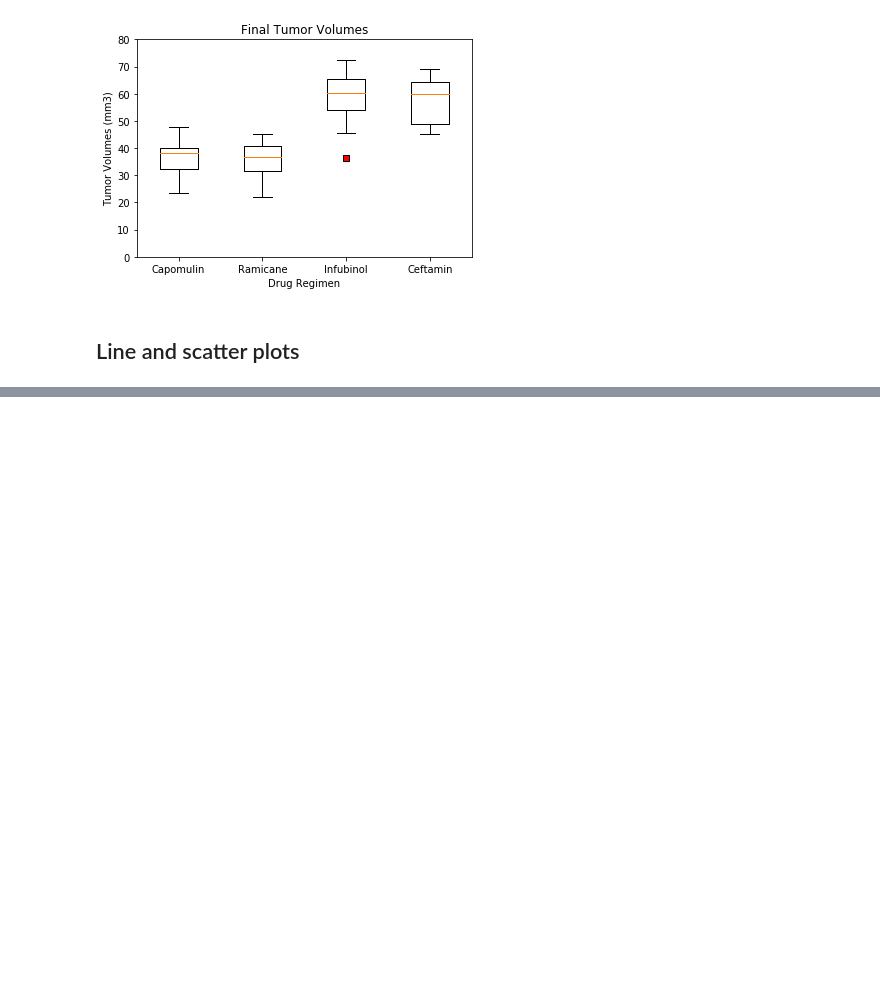
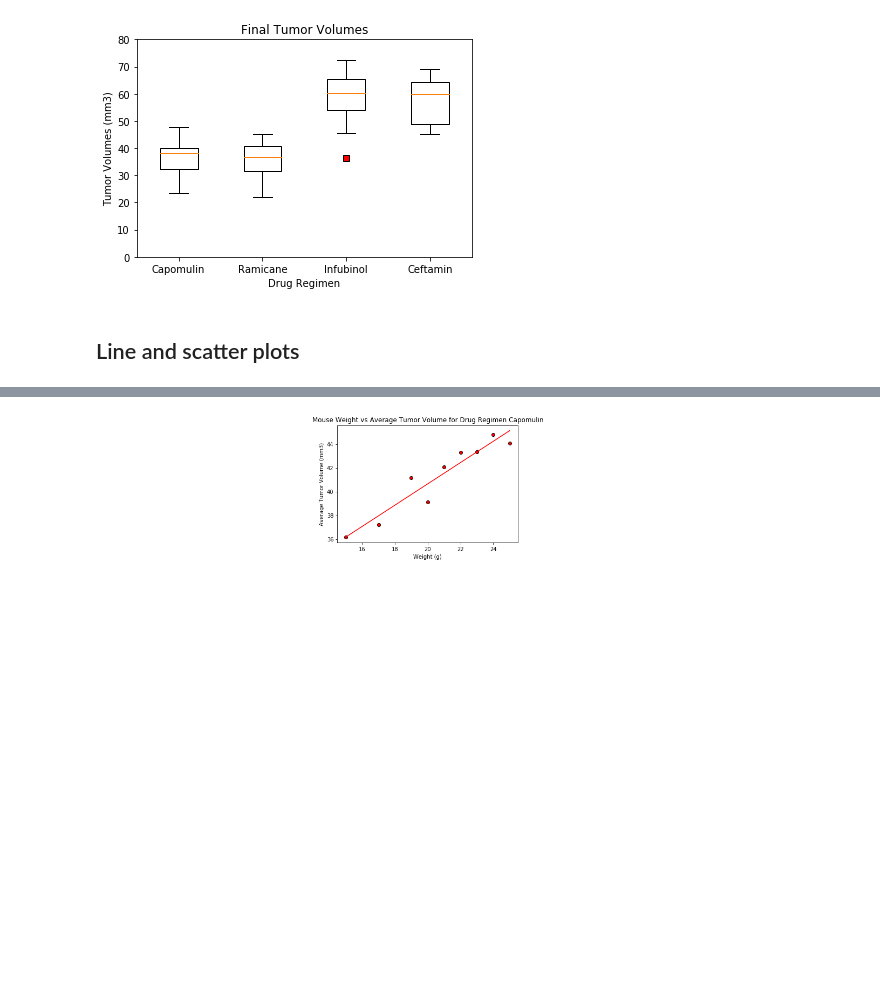
Before and after one commit to anulkar/matplotlib-challenge, a Jupyter notebook: Pymaceuticals/pymaceuticals.ipynb, the cells around one changed output, grey strips where cells are left out. Saved outputs shown, nothing was run; the diff lists cells and outputs as text; code cells hidden in the pictures; blank space fills up the shorter version.

```diff
--- a/Pymaceuticals/pymaceuticals.ipynb
+++ b/Pymaceuticals/pymaceuticals.ipynb
@@ -227,0 +248,22 @@ plt.show()
+# %%
+# Calculate the correlation coefficient and linear regression model between mouse weight and average tumor volume for the Capomulin regimen
+# Plot the linear regression model on top of the previous scatter plot.
+
+correlation_coefficient = st.pearsonr(mice_weight, avg_tumor_volumes)
+correlation_coefficient
+
+mice_weight_series = pd.Series(mice_weight)
+avg_tumor_volumes_series = pd.Series(avg_tumor_volumes)
+
+(slope, intercept, rvalue, pvalue, stderr) = st.linregress(mice_weight_series, avg_tumor_volumes_series)
+regress_values = mice_weight_series * slope + intercept
+line_equation = "y = " + str(round(slope,2)) + "x + " + str(round(intercept,2))
+plt.scatter(mice_weight_series, avg_tumor_volumes_series, marker="o", facecolors="red", edgecolors="black")
+plt.plot(mice_weight_series, regress_values, "r-")
+plt.annotate(line_equation,(0,0),fontsize=15,color="blue")
+plt.title("Mouse Weight vs Average Tumor Volume for Drug Regimen Capomulin")
+plt.xlabel("Weight (g)")
+plt.ylabel("Average Tumor Volume (mm3)")
+plt.show()
+# %% [output]
+[figure, added]
```
Also changed, not shown: parts of 7 cells of this notebook.
